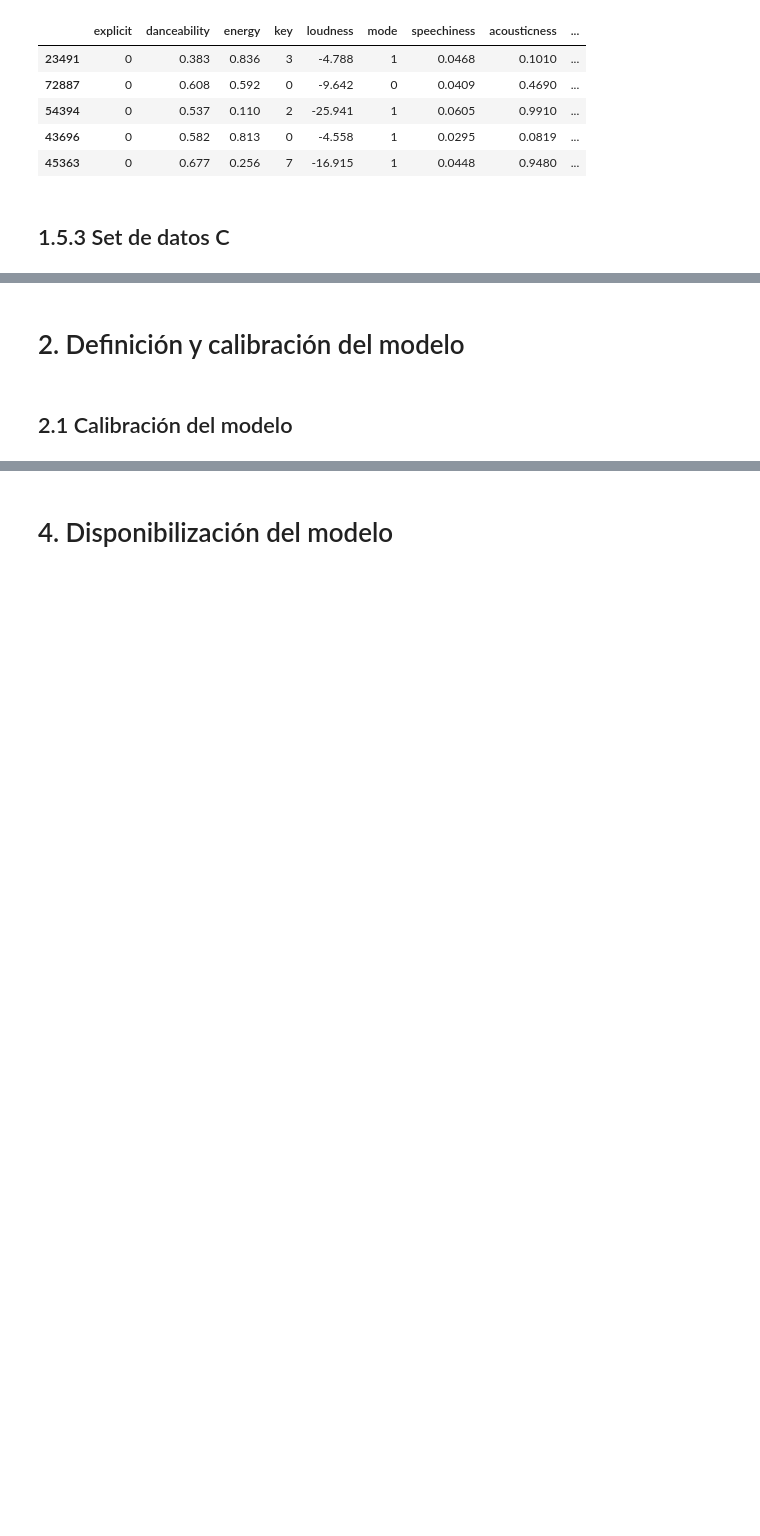
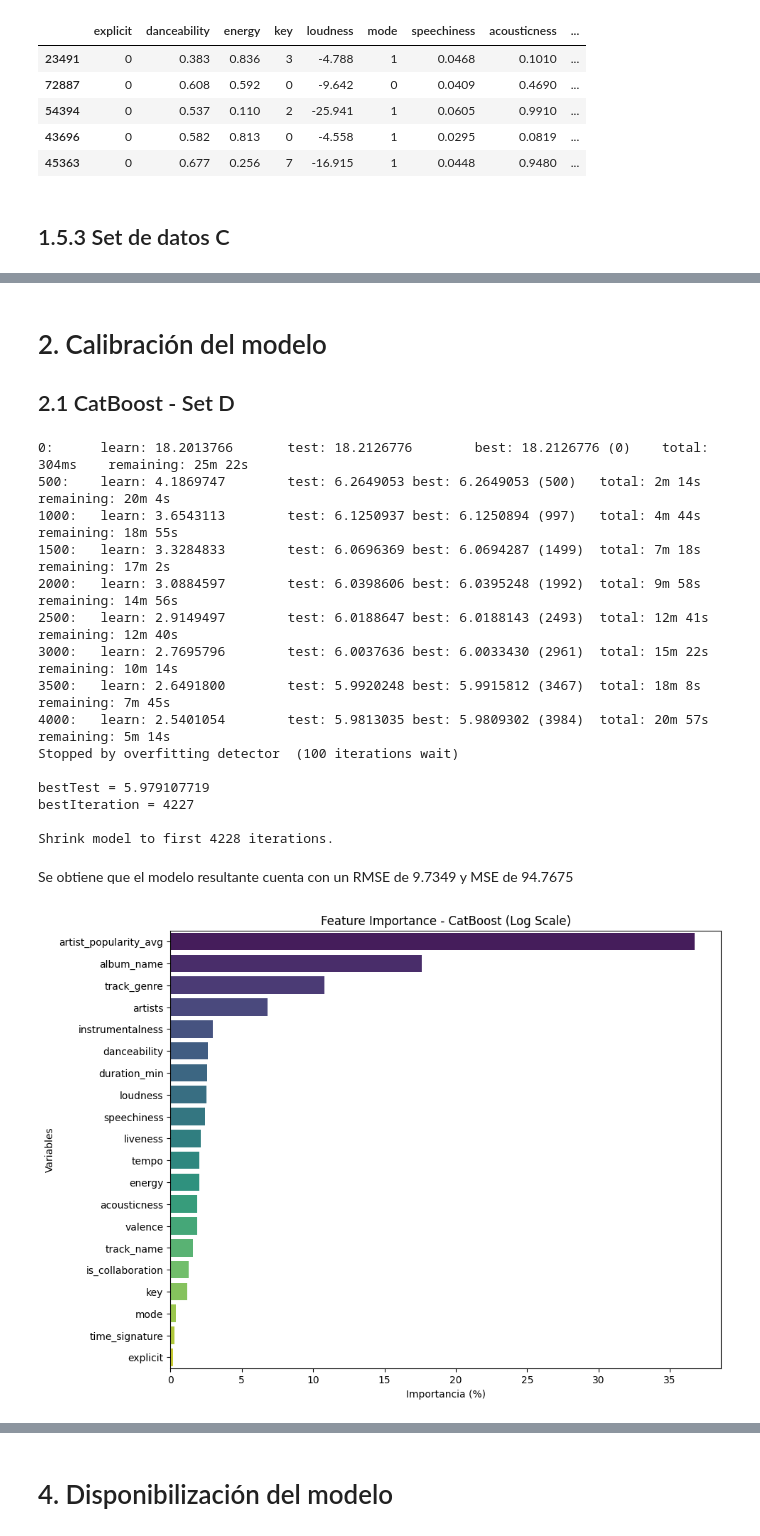
Before and after one commit to JohanManjarresMIAD/JohanManjarresMIAD-JohanManjarresMIAD-MIAD_ML_NLP_2026-Grupo_26, a Jupyter notebook: Semana 3/S3P1_proyecto1_v2.ipynb, the cells around one changed output, grey strips where cells are left out. Cells and saved outputs as stored; diff of their text form; code cells hidden in the pictures; blank space fills up the shorter version.

```diff
--- a/Semana 3/S3P1_proyecto1_v2.ipynb
+++ b/Semana 3/S3P1_proyecto1_v2.ipynb
@@ -506,6 +539,52 @@ El último modelo mencionado **CatBoost**, se decide utilizar, dado que se basa
 Después de aalizar los diferentes modelos para los diferentes set de datos establecidos, usando el MSE como métrica de evaluación, se puede observar que la combinación que tiene un poder predictivo mayor es **CatBoost - Set C** con una gran diferencia con respecto a las demás opciones, teniendo un MSE en validación de **86.83**. Lo cual permitió demostrar que para los datos que se tienen de entrenamiento, resulta mejor utilizar las variables categóricas y no hacer transformaciones adicionales, permitiendo al modelo capturar el comportamiento y los patrones de 'artists', 'album_nme', 'track_name' y 'trac_genre' con respecto a la popularidad de una canción.
 Adicionalemte, se pudo ver que el rendimiento de los modelos con el set de datos B fue mejor que con el set de datos A, confirmando de otra manera, que las variables categóricas son muy importantes para la predicción y no pueden ser eliminadas. Por otro lado, se puede ver que el uso de 'frequency encoding' es más robusto que el uso de 'get_dummies'.
 # %% [markdown]
-# 2. Definición y calibración del modelo
+# 2. Calibración del modelo
+## 2.1 CatBoost - Set D
-# %% [markdown]
-## 2.1 Calibración del modelo
+# %%
+modelo_cat = CatBoostRegressor(iterations=5000, depth=10, learning_rate=0.05, l2_leaf_reg=10, random_state=42,
+                               early_stopping_rounds=100, loss_function='MAE', one_hot_max_size=50, verbose=500)
+
+train_pool = Pool(X_train_D, y_train, cat_features=var_categoricas + vars_cat_num + ['is_collaboration'])
+val_pool = Pool(X_val_D, y_val, cat_features=var_categoricas + vars_cat_num + ['is_collaboration'])
+
+modelo_cat.fit(train_pool, eval_set=val_pool, use_best_model=True)
+y_pred_cat = modelo_cat.predict(X_val_D)
+
+mse = mean_squared_error(y_val, y_pred_cat)
+rmse = np.sqrt(mse)
+display(Markdown(f"""Se obtiene que el modelo resultante cuenta con un RMSE de {rmse:.4f} y MSE de {mse:.4f}"""))
+
+importancia = modelo_cat.get_feature_importance()
+nombres_vars = X_train_D.columns
+
+df_importancia = pd.DataFrame({
+    'Feature': nombres_vars,
+    'Importance': importancia
+}).sort_values(by='Importance', ascending=False)
+
+# Graficamos
+plt.figure(figsize=(10, 8))
+sns.barplot(x='Importance', y='Feature', data=df_importancia, palette='viridis')
+plt.title('Feature Importance - CatBoost (Log Scale)')
+plt.xlabel('Importancia (%)')
+plt.ylabel('Variables')
+plt.show()
+# %% [output]
+0:      learn: 18.2013766       test: 18.2126776        best: 18.2126776 (0)    total: 304ms    remaining: 25m 22s
+500:    learn: 4.1869747        test: 6.2649053 best: 6.2649053 (500)   total: 2m 14s   remaining: 20m 4s
+1000:   learn: 3.6543113        test: 6.1250937 best: 6.1250894 (997)   total: 4m 44s   remaining: 18m 55s
+1500:   learn: 3.3284833        test: 6.0696369 best: 6.0694287 (1499)  total: 7m 18s   remaining: 17m 2s
+2000:   learn: 3.0884597        test: 6.0398606 best: 6.0395248 (1992)  total: 9m 58s   remaining: 14m 56s
+2500:   learn: 2.9149497        test: 6.0188647 best: 6.0188143 (2493)  total: 12m 41s  remaining: 12m 40s
+3000:   learn: 2.7695796        test: 6.0037636 best: 6.0033430 (2961)  total: 15m 22s  remaining: 10m 14s
+3500:   learn: 2.6491800        test: 5.9920248 best: 5.9915812 (3467)  total: 18m 8s   remaining: 7m 45s
+4000:   learn: 2.5401054        test: 5.9813035 best: 5.9809302 (3984)  total: 20m 57s  remaining: 5m 14s
+Stopped by overfitting detector  (100 iterations wait)
+
+bestTest = 5.979107719
+bestIteration = 4227
+
+Shrink model to first 4228 iterations.
+Se obtiene que el modelo resultante cuenta con un RMSE de 9.7349 y MSE de 94.7675
+[figure, added]
```
Also changed, not shown: parts of 15 cells of this notebook, 9 other files.
